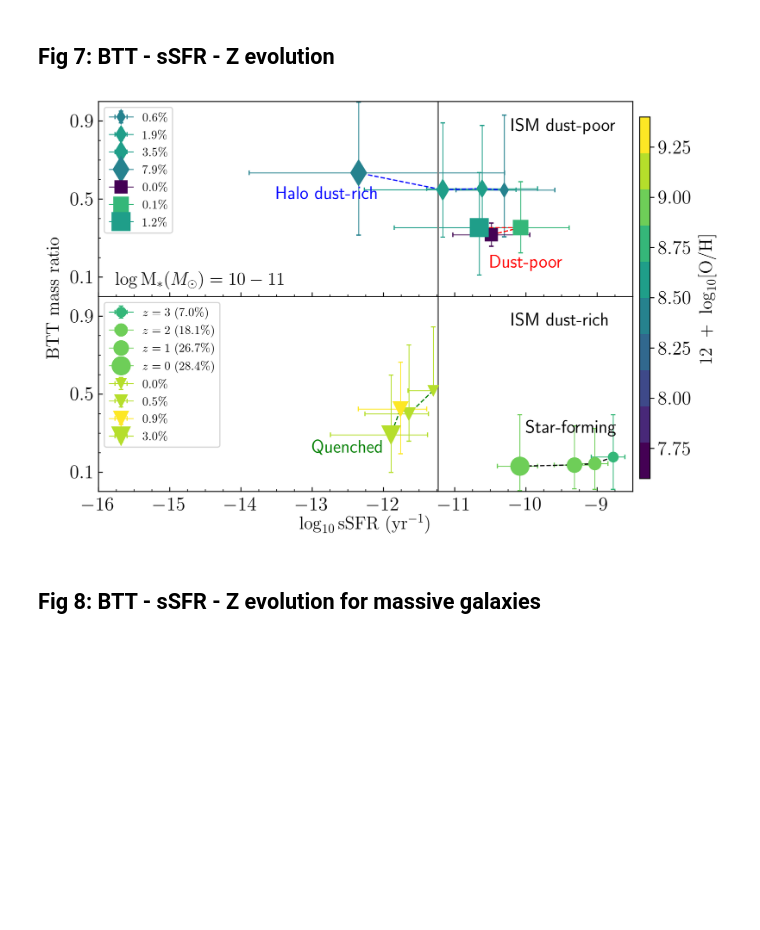
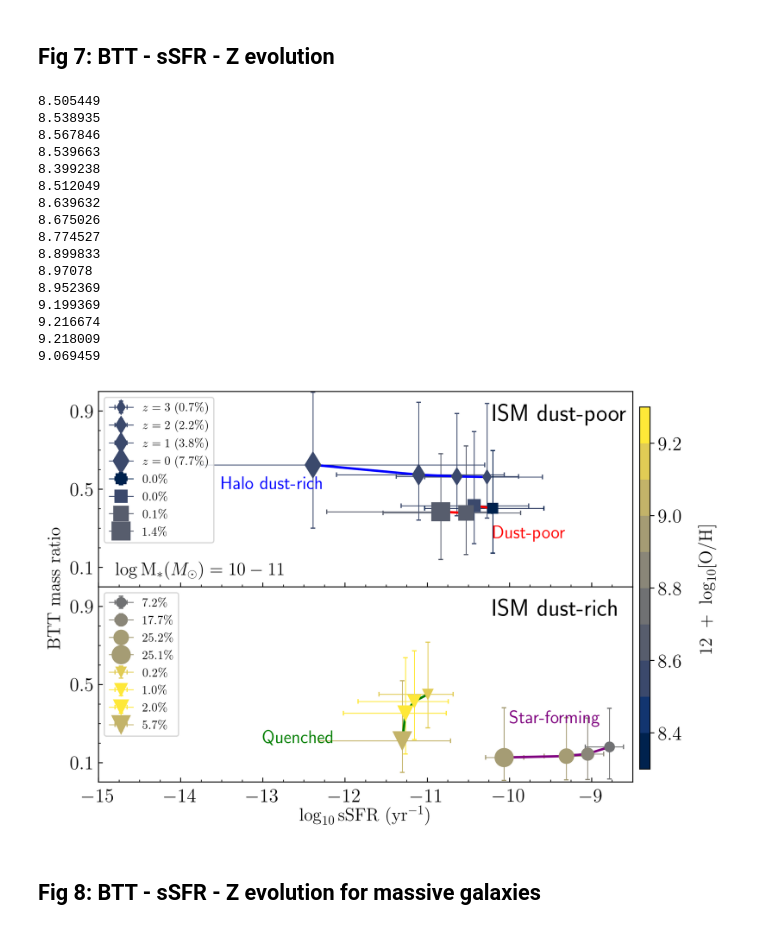
Before and after one commit to darrencroton/sage, a Jupyter notebook: analysis/Paper2_plotting.ipynb, the cells around one changed output. Drawn from its saved outputs; the diff is of its cells as text; code cells hidden in the pictures; blank space fills up the shorter version.

```diff
--- a/analysis/Paper2_plotting.ipynb
+++ b/analysis/Paper2_plotting.ipynb
@@ -28,17 +28,17 @@ plt.rcParams['xtick.labelsize'] = 16
 plt.rcParams['ytick.labelsize'] = 16
 # %%
 Hubble_h = 0.73
-BoxSize = ((62.5**3) * (8/8))**(1/3)
-#BoxSize = ((500**3) * (512/512))**(1/3)
+#BoxSize = ((62.5**3) * (8/8))**(1/3)
+BoxSize = ((500**3) * (512/512))**(1/3)
 #BoxSize = ((1000**3) * (1000/1000))**(1/3)
 #BoxSize = ((250**3) * (1/125))**(1/3)
 #print(BoxSize)
 dilute = 5000
-ssfr_MW = np.log10(0.59e-11)
+ssfr_MW = np.log10(2.71e-11)
 sSFRcut = -11.0 # Divide quiescent from star forming galaxies
 # %%
-#directory = '../../output/test-bulge3/'
-directory = '../src/auxdata/trees/play2/'
+directory = '../../output/test-bulge3/'
+#directory = '../src/auxdata/trees/play2/'
 #directory1 = '../../output/no-destruct/'
 filename = 'model'
 #redshift = [127.000, 79.998, 50.000, 30.000, 19.916, 18.244, 16.725, 15.343, 14.086, 12.941, 11.897, 10.944, 10.073, 9.278, 8.550, 7.883, 7.272, 6.712, 6.197, 5.724, 5.289, 4.888, 4.520, 4.179, 3.866, 3.576, 3.308, 3.060, 2.831, 2.619, 2.422, 2.239, 2.070, 1.913, 1.766, 1.630, 1.504, 1.386, 1.276, 1.173, 1.078, 0.989, 0.905, 0.828, 0.755, 0.687, 0.624, 0.564, 0.509, 0.457, 0.408, 0.362, 0.320, 0.280, 0.242, 0.208, 0.175, 0.144, 0.116, 0.089, 0.064, 0.041, 0.020, 0.000]
@@ -51,7 +51,7 @@ redshift = [0.000, 1.386, 2.070, 3.060, 4.179, 5.289, 6.197, 7.272] #millennium
 #redshift = [0.000]
 #redshift = [0.000, 1.321, 2.028, 3.037, 4.038, 5.150, 6.022, 7.026] #MDPL
 firstfile = 0
-lastfile = 7
+lastfile = 511
 MaxTreeFiles = lastfile - firstfile + 1
 #print(lbtime)
 # %%
@@ -548,7 +549,7 @@ def compute_stats(w, btt, ssfr, metals):
     return (med_ssfr_d, med_btt_d, med_metals_d, xerr, yerr)
     #return()
 # %%
-ssfr_MW = np.log10(0.59e-11)
+
 
 #w = np.where((G_history[0].MetalsColdGas > 0) & ( G_history[0].ColdGas / (G_history[0].StellarMass + G_history[0].ColdGas) > 0.0))[0]
 w = np.where((G_history[0].StellarMass * 1.e10 / Hubble_h > 1.e9) &
@@ -961,7 +962,7 @@ fig.colorbar(sm, cax=cbar_ax)
 fig.text(1.0, 0.5, r'$12\ +\ \log_{10}[\mathrm{O/H}]$', fontsize=15, va='center', rotation='vertical')
 
 plt.subplots_adjust(wspace=0, hspace=0)
-plt.savefig('plots/btt-ssfr-Z-play2.png', bbox_inches='tight')
+plt.savefig('plots/btt-ssfr-Z-512files-v2.png', bbox_inches='tight')
 # %% [output]
 2
 2
@@ -1238,7 +1224,6 @@ plt.savefig('plots/btt-ssfr-Z-play2-v2.png', bbox_inches='tight')
 # %% [markdown]
 ## Fig 7: BTT - sSFR - Z evolution
 # %%
-ssfr_MW = np.log10(0.59e-11)
 
 def plot_redshift(lowmass, himass, lowcold, hicold, lowlogssfr, hilogssfr, lowhot, hihot, tot_Ngal_z, marker, color):
     #w = np.where((G_history[0].MetalsColdGas > 0) & ( G_history[0].ColdGas / (G_history[0].StellarMass + G_history[0].ColdGas) > 0.0))[0]
@@ -1274,12 +1259,13 @@ def plot_redshift(lowmass, himass, lowcold, hicold, lowlogssfr, hilogssfr, lowho
             med_ssfr_a = stats[0]
             med_btt_a = stats[1]
             med_metals_a = stats[2]
+            print(med_metals_a)
             xerr_a = stats[3]
             yerr_a = stats[4]
             med_ssfr.append(med_ssfr_a)
             med_btt.append(med_btt_a)
 
-            if marker == 'o':
+            if marker == 'd':
                 ax.errorbar(med_ssfr_a, med_btt_a, yerr=([yerr_a[0]], [yerr_a[1]]),
                             xerr=([xerr_a[0]], [xerr_a[1]]), color=cm(norm(med_metals_a)),marker=marker,
                             markersize=size[i], lw=0.7, label=r"$z=%d\ (%.1f$" %(i, len(w)/tot_Ngal_z*100) + r'$\%)$')
@@ -1288,7 +1274,7 @@ def plot_redshift(lowmass, himass, lowcold, hicold, lowlogssfr, hilogssfr, lowho
                             xerr=([xerr_a[0]], [xerr_a[1]]), color=cm(norm(med_metals_a)),marker=marker,
                             markersize=size[i], lw=0.7, label=r"$%.1f$" %(len(w)/tot_Ngal_z*100) + r'$\%$')
 
-    ax.plot(med_ssfr, med_btt, '--', c=color, lw=1.0)
+    ax.plot(med_ssfr, med_btt, '-', c=color, lw=2.0)
     return()
 # %%
 def compute_Ngal_z(lowmass, himass, lowcold, hicold, lowlogssfr, hilogssfr, lowhot, hihot):
@@ -1319,8 +1305,8 @@ def compute_Ngal_z(lowmass, himass, lowcold, hicold, lowlogssfr, hilogssfr, lowh
 # %%
 
 N=10
-cm=plt.get_cmap('viridis', N)
-norm=Normalize(vmin = 7.6, vmax=9.4)
+cm=plt.get_cmap('cividis', N)
+norm=Normalize(vmin = 8.3, vmax=9.3)
 
 fig, axes = plt.subplots(2, 1, sharex=True, figsize=(8, 6))
 
@@ -1328,12 +1314,12 @@ ax = plt.subplot(211)
 ax.set_xticklabels([])
 
 yticks = [0.1, 0.5, 0.9]
-xticks = [-16, -15, -14, -13, -12, -11, -10, -9]
-xlim = (-16, -8.5)
+xticks = [-15, -14, -13, -12, -11, -10, -9]
+xlim = (-15, -8.5)
 ylim = (0, 1)
 
 marker = ['d', 's', 'o', 'v']
-color = ['b', 'r', 'k', 'g']
+color = ['b', 'r', 'purple', 'g']
 Ngal_z = []
 
 compute_Ngal_z(1e10, 1e11, 0, 1e-4, -50, 10, 1e-4, 1)
@@ -1347,12 +1333,12 @@ plot_redshift(1e10, 1e11, 0, 1e-4, -50, 10, 1e-4, 1, tot_Ngal_z, marker[0], colo
 #Q ISM dust-rich
 plot_redshift(1e10, 1e11, 0, 1e-4, -50, 10, 0, 1e-4, tot_Ngal_z, marker[1], color[1])
 
-plt.axvline(x=ssfr_MW, color='grey')
+#plt.axvline(x=ssfr_MW, color='grey')
 plt.legend(loc='upper left', fontsize=10)
 
-plt.text(-10.2, 0.85, 'ISM dust-poor', fontsize=15)
+plt.text(-10.2, 0.85, 'ISM dust-poor', fontsize=20)
 plt.text(-13.5, 0.5, 'Halo dust-rich', color=color[0], fontsize=15)
-plt.text(-10.5, 0.15, 'Dust-poor', color=color[1], fontsize=15)
+plt.text(-10.2, 0.25, 'Dust-poor', color=color[1], fontsize=15)
 
 plt.ylim(ylim)
 plt.xlim(xlim)
@@ -1371,37 +1357,53 @@ plot_redshift(1e10, 1e11, 1e-4, 1, ssfr_MW, 1, 0, 1, tot_Ngal_z,marker[2], color
 #Q ISM dust-rich
 plot_redshift(1e10, 1e11, 1e-4, 1, -50, ssfr_MW, 0, 1, tot_Ngal_z,marker[3], color[3])
 
-plt.axvline(x=ssfr_MW, color='grey')
+#plt.axvline(x=ssfr_MW, color='grey')
 plt.legend(loc='upper left', fontsize=10)
 
-plt.text(-10.2, 0.85, 'ISM dust-rich', fontsize=15)
+plt.text(-10.2, 0.85, 'ISM dust-rich', fontsize=20)
 plt.text(-10, 0.3, 'Star-forming', color=color[2],fontsize=15)
 plt.text(-13, 0.2, 'Quenched', color=color[3], fontsize=15)
 
 plt.ylim(ylim)
 plt.xlim(xlim)
 plt.yticks(yticks)
 plt.xticks(xticks)
 ax.xaxis.set_minor_locator(plt.MultipleLocator(0.25))
 ax.yaxis.set_minor_locator(plt.MultipleLocator(0.1))
 ax.tick_params(axis='x',which='both',direction='in')
 ax.tick_params(axis='y',which='both',direction='in')
 
 plt.subplots_adjust(wspace=0, hspace=0)
 plt.xlabel(r'$\log_{10} \mathrm{sSFR}\ (\mathrm{yr}^{-1})$', fontsize=15)
 fig.text(0.05, 0.5, r'$\mathrm{BTT}\ \mathrm{mass}\ \mathrm{ratio}$', fontsize=15, va='center', rotation='vertical')
 
 #added colorbar
 fig.subplots_adjust(right=0.9)
 cbar_ax = fig.add_axes([0.91, 0.15, 0.015, 0.7])
 sm = plt.cm.ScalarMappable(cmap=cm, norm=norm)
 sm.set_array([])
 fig.colorbar(sm, cax=cbar_ax)
 fig.text(1.0, 0.5, r'$12\ +\ \log_{10}[\mathrm{O/H}]$', fontsize=15, va='center', rotation='vertical')
 fig.text(0.15, 0.52, r'$\log \mathrm{M_*} (M_\odot) = 10-11$', fontsize=15)
-plt.savefig('plots/btt-ssfr-Z-play2-evol-v2.png', bbox_inches='tight')
+plt.savefig('plots/btt-ssfr-Z-evol-512files-cividis.png', bbox_inches='tight')
 # %% [output]
+8.505449
+8.538935
+8.567846
+8.539663
+8.399238
+8.512049
+8.639632
+8.675026
+8.774527
+8.899833
+8.97078
+8.952369
+9.199369
+9.216674
+9.218009
+9.069459
-[figure, old version]
+[figure, new version]
 # %% [markdown]
 ## Fig 8: BTT - sSFR - Z evolution for massive galaxies
 # %%
```
Also changed, not shown: parts of 10 cells of this notebook, 1 other file.
